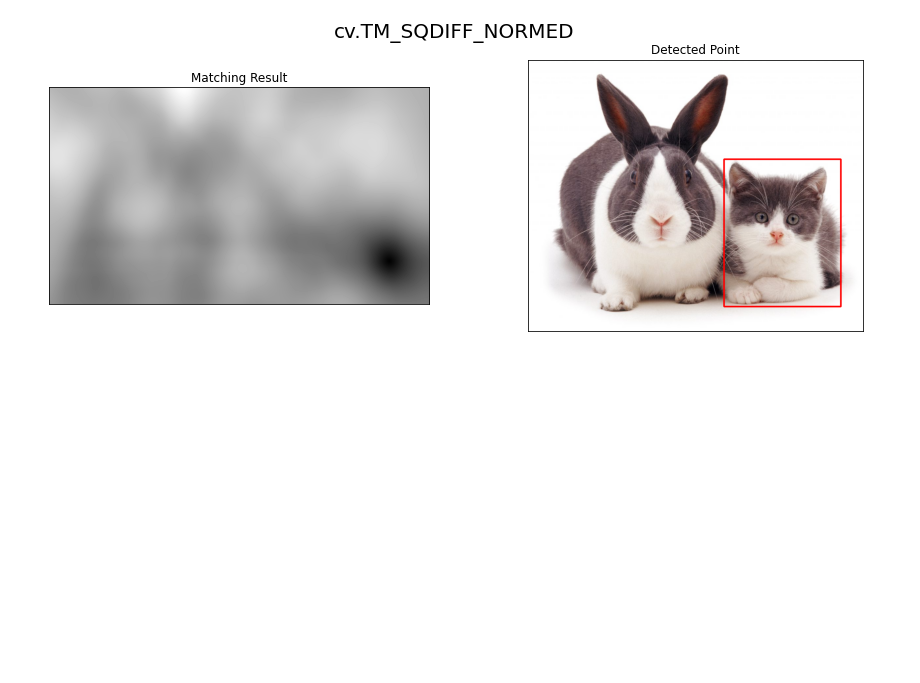
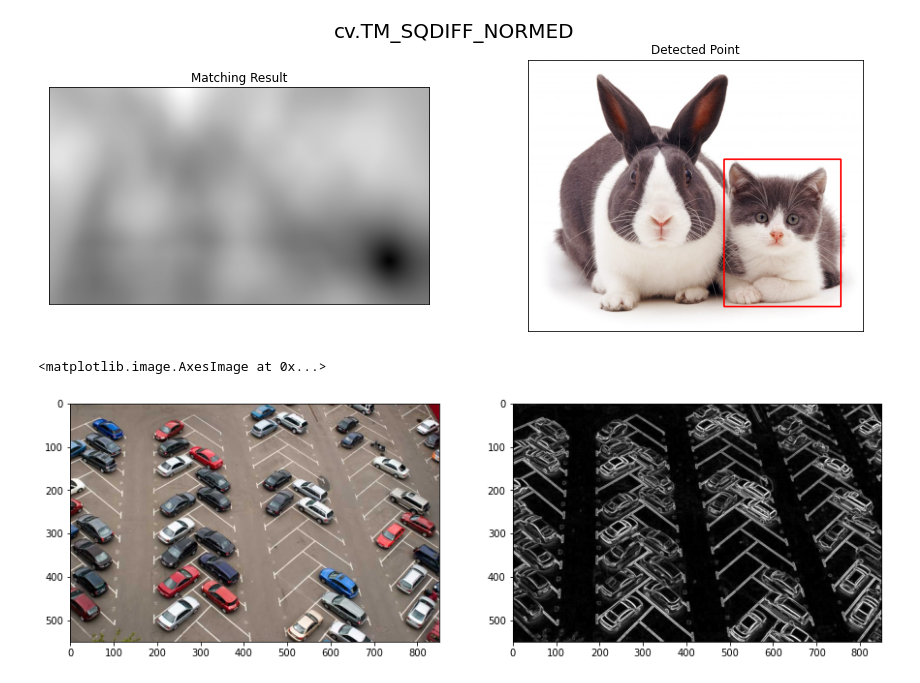
Before and after one commit to fanaasyifa/PCVK_Genap_2021, a Jupyter notebook: week11.ipynb, the cells around one changed output. Saved outputs shown, nothing was run; the diff lists cells and outputs as text; code cells hidden in the pictures; blank space fills up the shorter version.

```diff
--- a/week11.ipynb
+++ b/week11.ipynb
@@ -85,3 +85,28 @@ for meth in methods:
 [figure]
 [figure]
 [figure]
+# %%
+# nomer 3 (a. Sobel Edge Detection)
+img_car = cv.imread('/content/drive/MyDrive/PCVK/parking-lot-cars.jpg')
+
+# converting to gray scale
+gray = cv.cvtColor(img_car, cv.COLOR_BGR2GRAY)
+
+# remove noise
+img_n = cv.GaussianBlur(gray,(3,3),0)
+
+# obtaining a horizontal and vertical Sobel filtering of the image
+img_sobelx = cv.Sobel(img_n, cv.CV_64F, 1, 0, ksize=3)
+img_sobely = cv.Sobel(img_n, cv.CV_64F, 0, 1, ksize=3)
+
+# image with both horizontal and vertical Sobel kernels applied
+img_sobelxy = cv.addWeighted(cv.convertScaleAbs(img_sobelx), 0.5, cv.convertScaleAbs(img_sobely), 0.5, 0)
+
+f, axarr = plt. subplots(1,2,figsize=(15,5))
+plt.subplot(121),plt.imshow(cv.cvtColor(img_car, cv.COLOR_BGR2RGB))
+axarr[0].imshow(cv.cvtColor(img_car, cv.COLOR_BGR2RGB))
+plt.subplot(122),plt.imshow(img_sobelxy, cmap = 'gray')
+axarr[1].imshow(cv.cvtColor(template, cv.COLOR_BGR2RGB))
+# %% [output]
+<matplotlib.image.AxesImage at 0x...>
+[figure, added]
```
Also changed, not shown: parts of 6 cells of this notebook.
